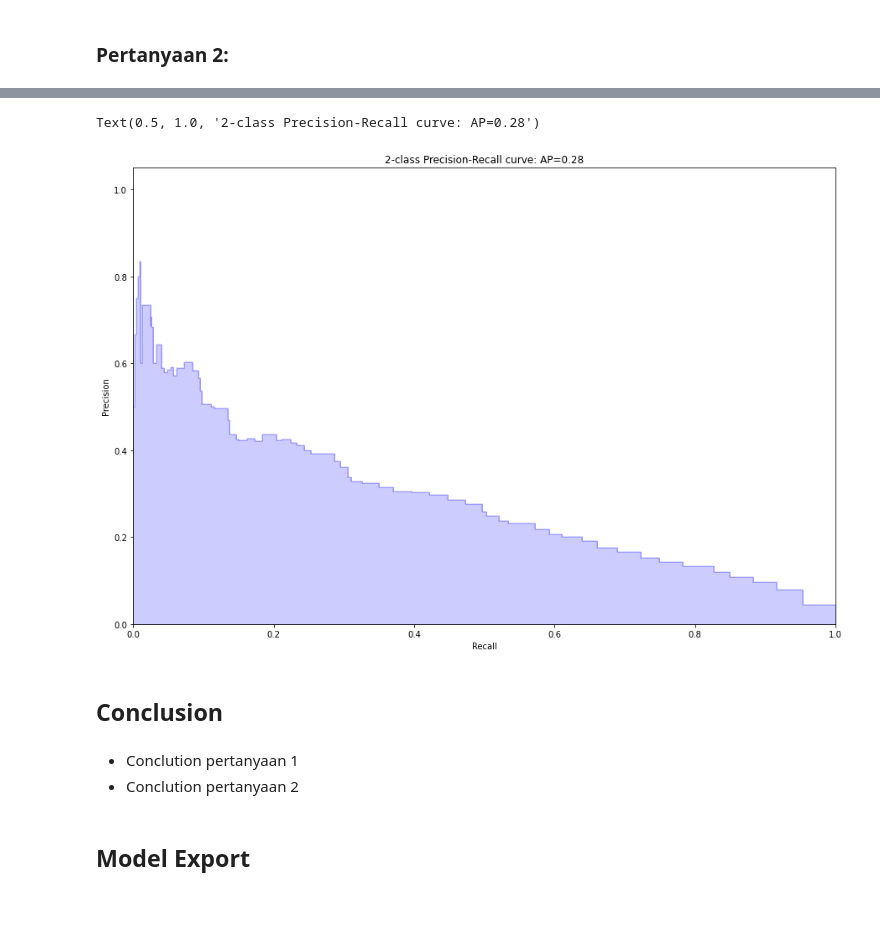
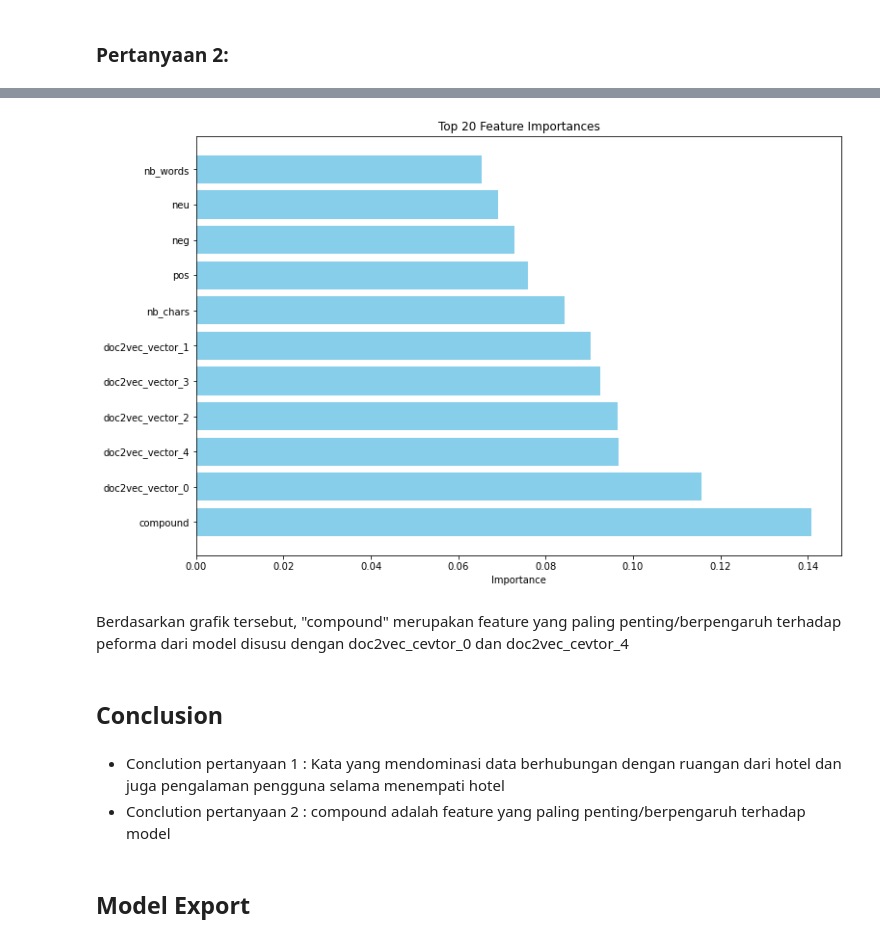
Before and after one commit to aodreamer/Streamlit-HotelReview, a Jupyter notebook: Proyek_Streamlit.ipynb, the cells around one changed output, grey strips where cells are left out. Saved outputs shown, nothing was run; the diff lists cells and outputs as text; code cells hidden in the pictures; blank space fills up the shorter version.

```diff
--- a/Proyek_Streamlit.ipynb
+++ b/Proyek_Streamlit.ipynb
@@ -420,36 +349,19 @@ plt.show()
-# %%
-# PR curve
-
-from sklearn.metrics import average_precision_score, precision_recall_curve
-from funcsigs import signature
-
-average_precision = average_precision_score(y_test, y_pred)
-
-precision, recall, _ = precision_recall_curve(y_test, y_pred)
-
-# In matplotlib < 1.5, plt.fill_between does not have a 'step' argument
-step_kwargs = ({'step': 'post'}
-               if 'step' in signature(plt.fill_between).parameters
-               else {})
-
-plt.figure(1, figsize = (15, 10))
-plt.step(recall, precision, color='b', alpha=0.2,
-         where='post')
-plt.fill_between(recall, precision, alpha=0.2, color='b', **step_kwargs)
-
-plt.xlabel('Recall')
-plt.ylabel('Precision')
-plt.ylim([0.0, 1.05])
-plt.xlim([0.0, 1.0])
-plt.title('2-class Precision-Recall curve: AP={0:0.2f}'.format(average_precision))
-# %% [output]
-Text(0.5, 1.0, '2-class Precision-Recall curve: AP=0.28')
-[figure, removed]
+# %%
+top_features = feature_importances_df.head(20)
+plt.figure(figsize=(12, 8))
+plt.barh(top_features['feature'], top_features['importance'], color='skyblue')
+plt.xlabel('Importance')
+plt.title('Top 20 Feature Importances')
+plt.show()
+# %% [output]
+[figure, added]
+# %% [markdown]
+Berdasarkan grafik tersebut, "compound" merupakan feature yang paling penting/berpengaruh terhadap peforma dari model disusu dengan doc2vec_cevtor_0 dan doc2vec_cevtor_4
 # %% [markdown]
 ## Conclusion
-# %% [markdown]
-- Conclution pertanyaan 1
-- Conclution pertanyaan 2
+# %% [markdown]
+- Conclution pertanyaan 1 : Kata yang mendominasi data berhubungan dengan ruangan dari hotel dan juga pengalaman pengguna selama menempati hotel
+- Conclution pertanyaan 2 : compound adalah feature yang paling penting/berpengaruh terhadap model
 # %% [markdown]
 ## Model Export
 # %%
```
Also changed, not shown: parts of 16 cells of this notebook, 3 other files.
